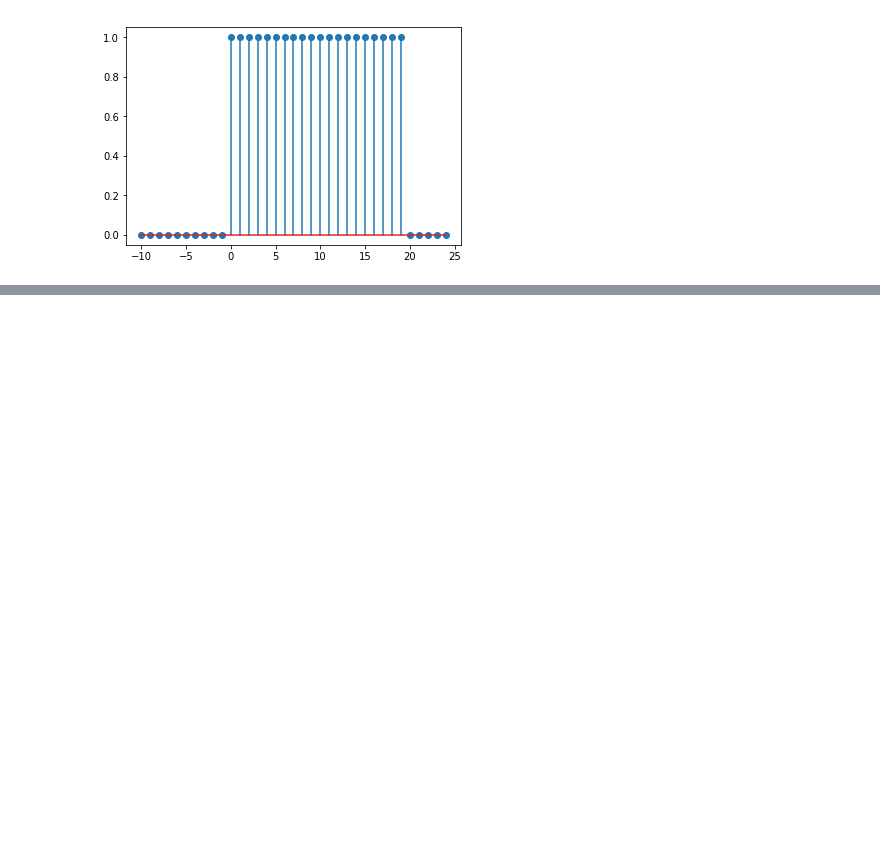
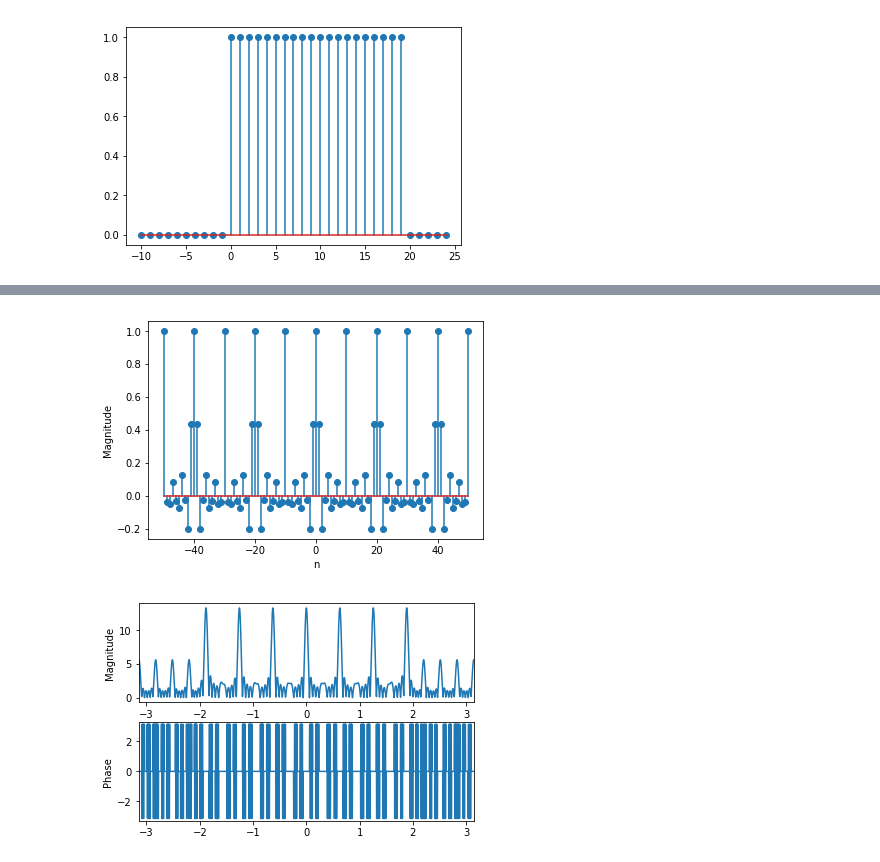
Before and after one commit to Eric-w-H/signals_functions, a Jupyter notebook: Signals_WKBK.ipynb, the cells around one changed output, grey strips where cells are left out. Saved outputs shown, nothing was run; the diff lists cells and outputs as text; code cells hidden in the pictures; blank space fills up the shorter version.

```diff
--- a/Signals_WKBK.ipynb
+++ b/Signals_WKBK.ipynb
@@ -174,0 +183,8 @@ graph_signal(c2)
+# %%
+dl = dirichlet(13,np.pi/10)
+s_dl = gen_signal(-50, 51, signal=dl)
+graph_signal(s_dl)
+DTFT(s_dl, 2000)
+# %% [output]
+[figure, added]
+[figure, added]
```
Also changed, not shown: parts of 4 cells of this notebook.
